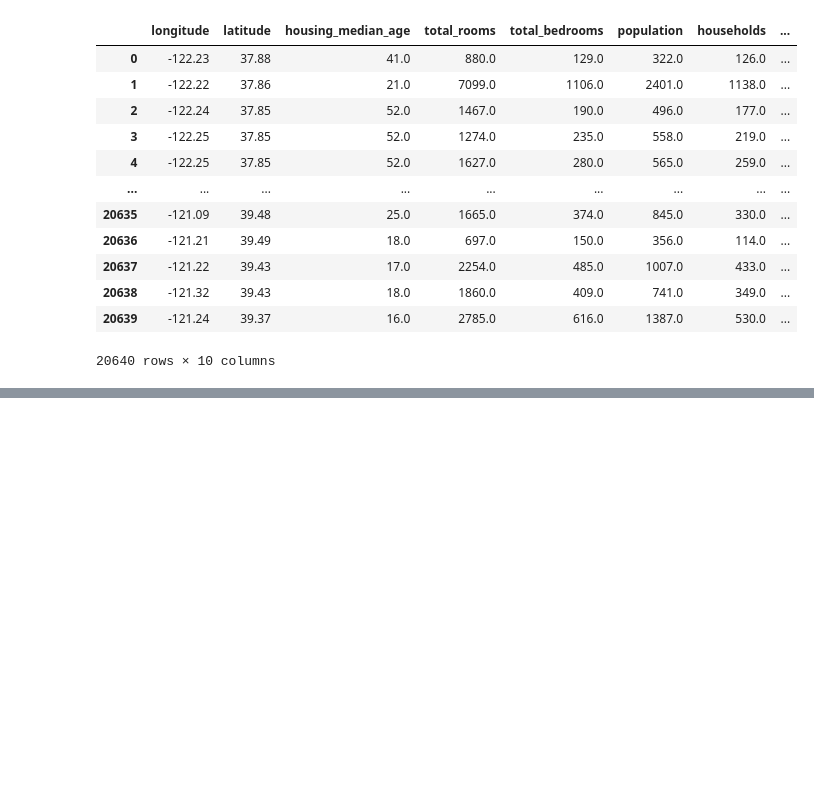
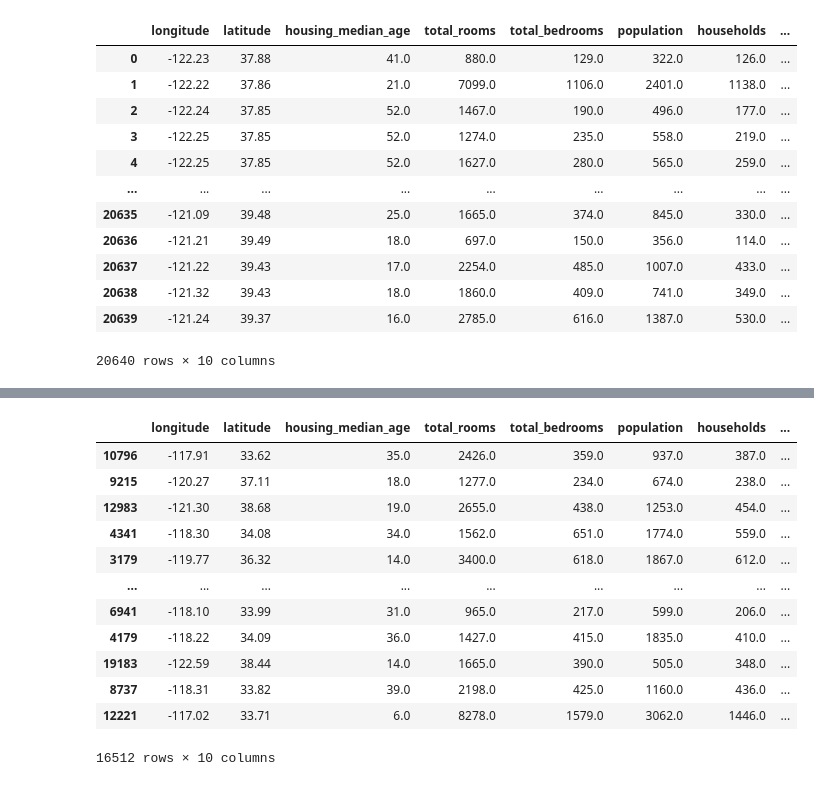
Before and after one commit to mathemaia/studies, a Jupyter notebook: Python/MachineLearning/ML-with-ScikitLearn-Keras-and-TensorFlow/cap2.ipynb, the cells around one changed output, grey strips where cells are left out. Drawn from its saved outputs; the diff is of its cells as text; code cells hidden in the pictures; blank space fills up the shorter version.

```diff
--- a/Python/MachineLearning/ML-with-ScikitLearn-Keras-and-TensorFlow/cap2.ipynb
+++ b/Python/MachineLearning/ML-with-ScikitLearn-Keras-and-TensorFlow/cap2.ipynb
@@ -22,0 +70,24 @@ df
+# %%
+def split_train_test(data, test_ratio):
+    shuffled_indices = np.random.permutation(len(data))
+    test_set_size = int(len(data) * test_ratio)
+    test_indices = shuffled_indices[:test_set_size]
+    train_indices = shuffled_indices[test_set_size:]
+    return data.iloc[train_indices], data.iloc[test_indices]
+
+train, test = split_train_test(df, 0.2)
+train
+# %% [output]
+|  | longitude | latitude | housing_median_age | total_rooms | total_bedrooms | population | households | ... |
+| 10796 | -117.91 | 33.62 | 35.0 | 2426.0 | 359.0 | 937.0 | 387.0 | ... |
+| 9215 | -120.27 | 37.11 | 18.0 | 1277.0 | 234.0 | 674.0 | 238.0 | ... |
+| 12983 | -121.30 | 38.68 | 19.0 | 2655.0 | 438.0 | 1253.0 | 454.0 | ... |
+| 4341 | -118.30 | 34.08 | 34.0 | 1562.0 | 651.0 | 1774.0 | 559.0 | ... |
+| 3179 | -119.77 | 36.32 | 14.0 | 3400.0 | 618.0 | 1867.0 | 612.0 | ... |
+| ... | ... | ... | ... | ... | ... | ... | ... | ... |
+| 6941 | -118.10 | 33.99 | 31.0 | 965.0 | 217.0 | 599.0 | 206.0 | ... |
+| 4179 | -118.22 | 34.09 | 36.0 | 1427.0 | 415.0 | 1835.0 | 410.0 | ... |
+| 19183 | -122.59 | 38.44 | 14.0 | 1665.0 | 390.0 | 505.0 | 348.0 | ... |
+| 8737 | -118.31 | 33.82 | 39.0 | 2198.0 | 425.0 | 1160.0 | 436.0 | ... |
+| 12221 | -117.02 | 33.71 | 6.0 | 8278.0 | 1579.0 | 3062.0 | 1446.0 | ... |
+16512 rows × 10 columns
```
Also changed, not shown: parts of 6 cells of this notebook.
